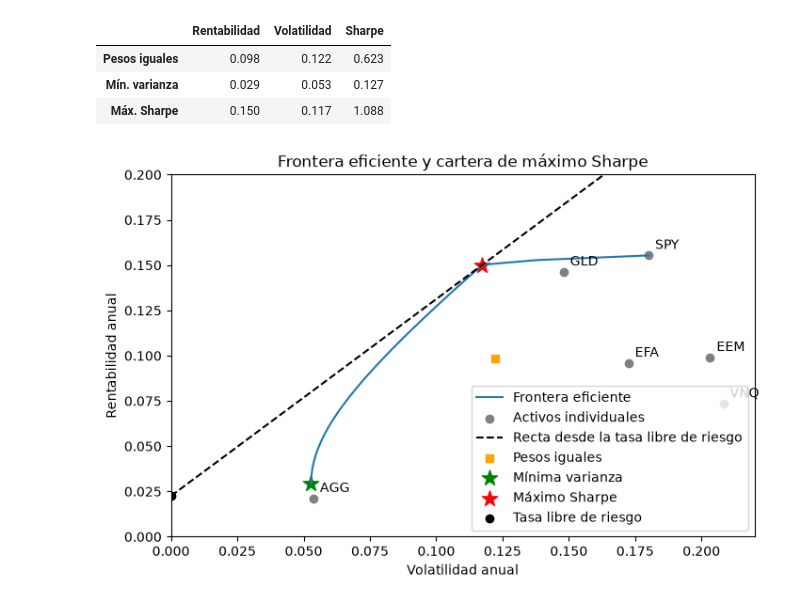
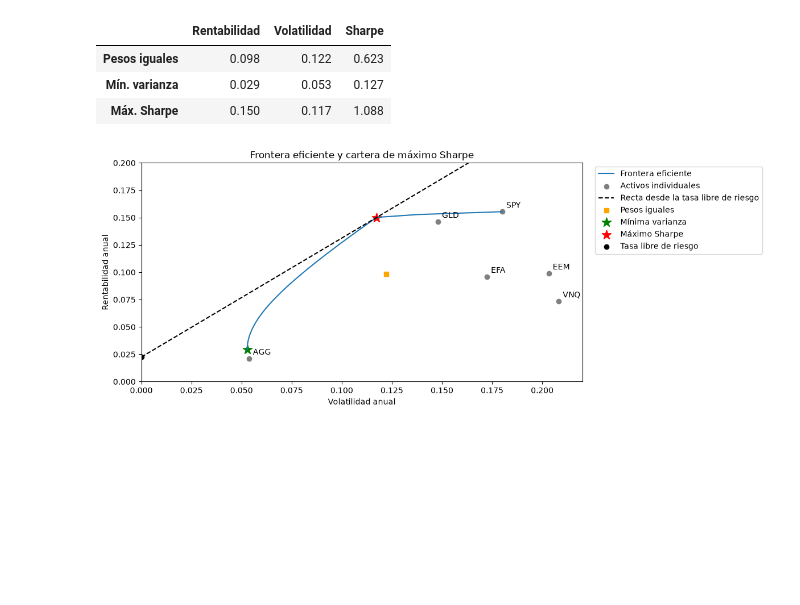
Before and after one commit to mnayala100/proyecto-cartera-markowitz, a Jupyter notebook: notebooks/03_optimizacion.ipynb, the cells around one changed output. Saved outputs shown, nothing was run; the diff lists cells and outputs as text; code cells hidden in the pictures; blank space fills up the shorter version.

```diff
--- a/notebooks/03_optimizacion.ipynb
+++ b/notebooks/03_optimizacion.ipynb
@@ -195,33 +195,33 @@ comparacion.round(3)
 | Mín. varianza | 0.029 | 0.053 | 0.127 |
 | Máx. Sharpe | 0.150 | 0.117 | 1.088 |
 # %%
-fig, ax = plt.subplots(figsize=(8, 5))
+fig, ax = plt.subplots(figsize=(10, 5))
 ax.plot(vols, rents, label="Frontera eficiente")
 ax.scatter(vol_activos, mu, color="gray", label="Activos individuales")
 for nombre, x, y in zip(activos, vol_activos, mu):
     ax.annotate(nombre, (x, y), textcoords="offset points", xytext=(5, 5))
 
 vol_s = vol_cartera(w_sharpe, cov)
 rent_s = rent_cartera(w_sharpe, mu)
 
 # Recta que parte de la tasa libre de riesgo y pasa por la cartera de máximo Sharpe
 x_recta = np.linspace(0, 0.22, 50)
 ax.plot(x_recta, rf_hist + (rent_s - rf_hist) / vol_s * x_recta,
         "--", color="black", label="Recta desde la tasa libre de riesgo")
 
 ax.scatter(vol_cartera(w_igual, cov), rent_cartera(w_igual, mu),
            marker="s", color="orange", label="Pesos iguales")
 ax.scatter(vol_cartera(w_min, cov), rent_cartera(w_min, mu),
            marker="*", s=150, color="green", label="Mínima varianza")
 ax.scatter(vol_s, rent_s, marker="*", s=150, color="red", label="Máximo Sharpe")
 ax.scatter(0, rf_hist, color="black", label="Tasa libre de riesgo")
 
 ax.set_xlim(0, 0.22)
 ax.set_ylim(0, 0.20)
 ax.set_xlabel("Volatilidad anual")
 ax.set_ylabel("Rentabilidad anual")
 ax.set_title("Frontera eficiente y cartera de máximo Sharpe")
-ax.legend()
+ax.legend(loc="upper left", bbox_to_anchor=(1.02, 1))
 plt.show()
 # %% [output]
-[figure, old version]
+[figure, new version]
```
Also changed, not shown: parts of 1 cell of this notebook.
